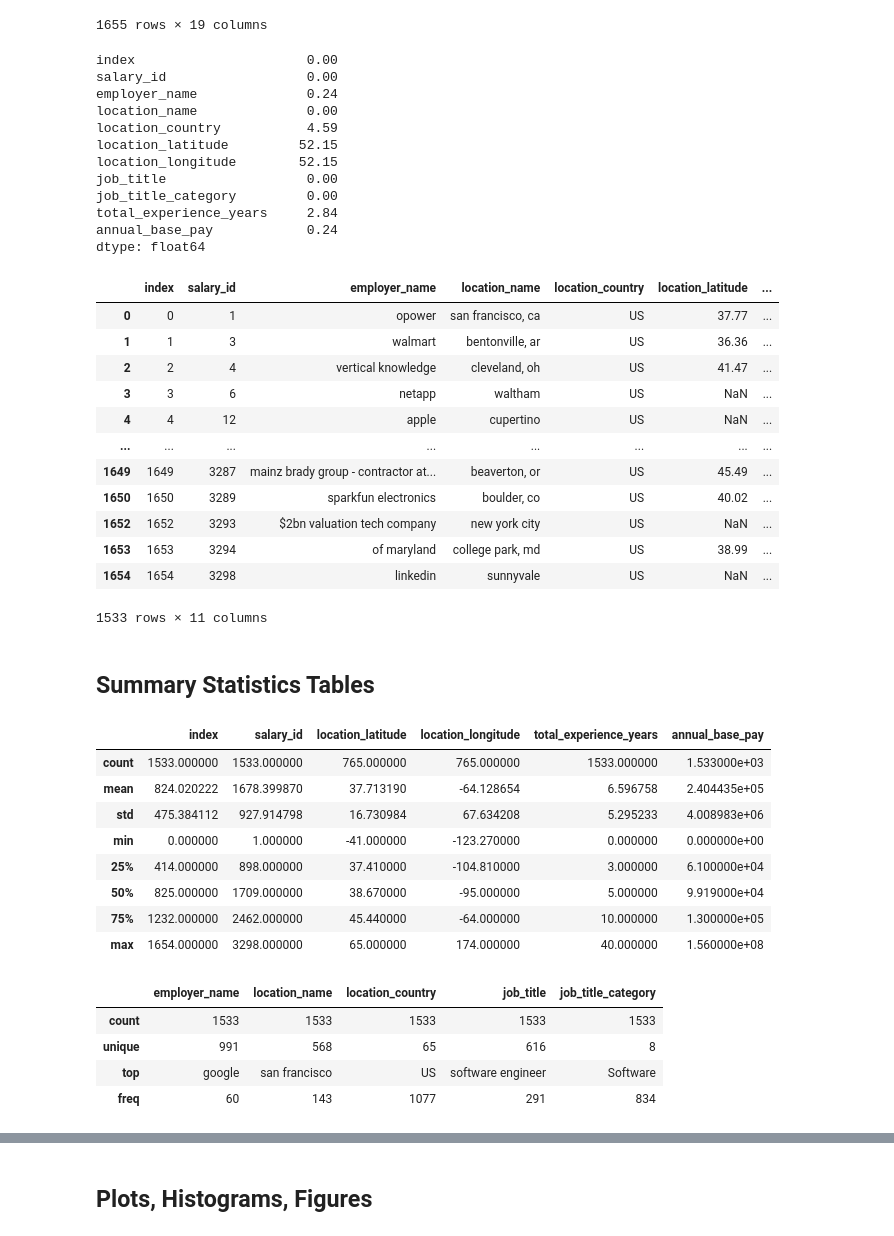
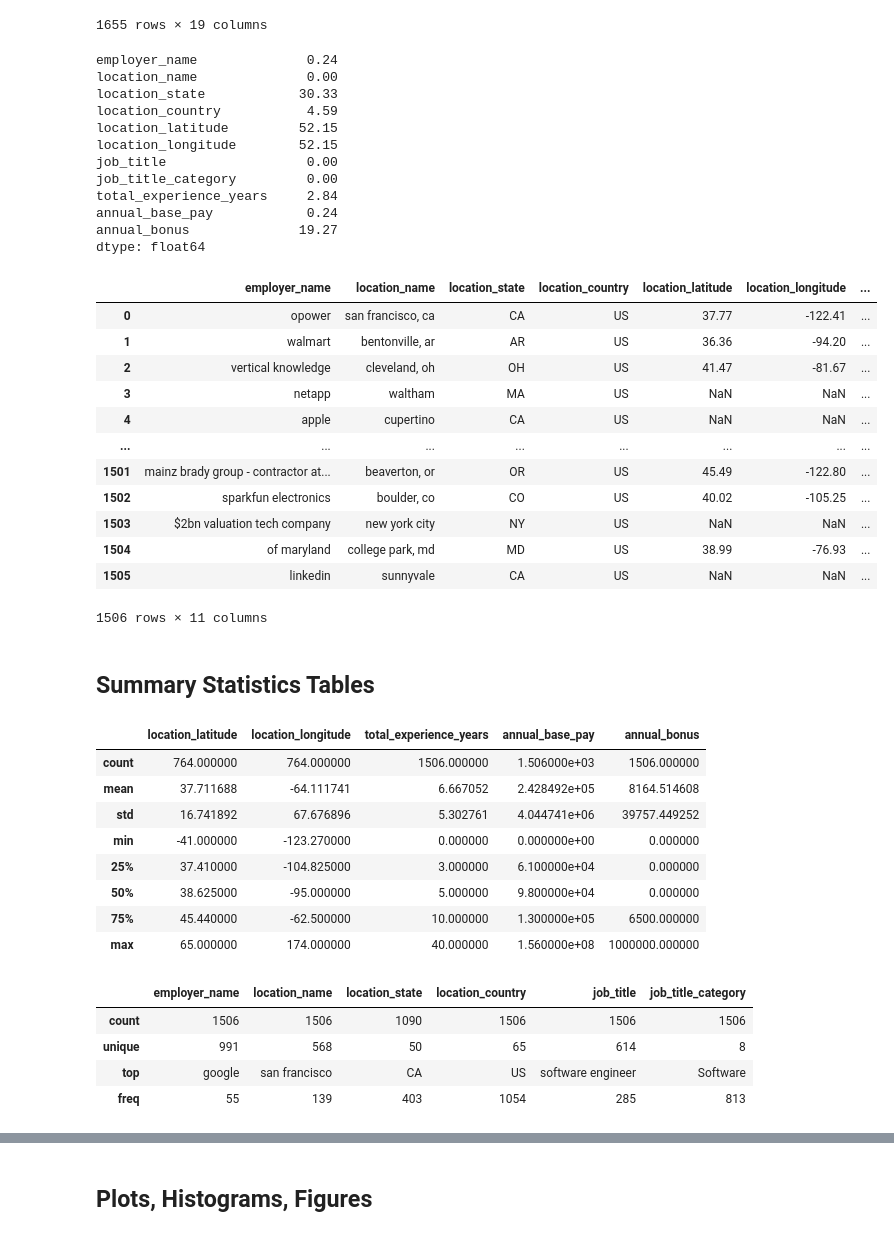
Before and after one commit to ECO225-W2024/project-one-code-macy-chen, a Jupyter notebook: tech_salaries.ipynb, the cells around one changed output, grey strips where cells are left out. Saved outputs shown, nothing was run; the diff lists cells and outputs as text; code cells hidden in the pictures.

```diff
--- a/tech_salaries.ipynb
+++ b/tech_salaries.ipynb
@@ -43,16 +43,14 @@ df
 1655 rows × 19 columns
 # %%
 #drop unneeded columns
-new_df = df.drop(columns=["location_state", "job_title_rank", "employer_experience_years", "signing_bonus",
-                          "annual_bonus", "stock_value_bonus", "comments", "submitted_at"])
+cleaned_df = df.drop(columns=['index', "salary_id", "job_title_rank", "employer_experience_years", "signing_bonus", "stock_value_bonus", "comments", "submitted_at"])
 
 #display percentage of missing data (null value) in each column: number of NaNs/total number of index
-round(100*(new_df.isnull().sum()/len(new_df.index)), 2)
+round(100*(cleaned_df.isnull().sum()/len(cleaned_df.index)), 2)
 # %% [output]
-index                      0.00
-salary_id                  0.00
 employer_name              0.24
 location_name              0.00
+location_state            30.33
 location_country           4.59
 location_latitude         52.15
 location_longitude        52.15
@@ -60,45 +58,50 @@ job_title                  0.00
 job_title_category         0.00
 total_experience_years     2.84
 annual_base_pay            0.24
+annual_bonus              19.27
 dtype: float64
 # %%
 #drop rows that have missing values for annual base pay, employer, total_experience_years and location_country
-new_df.dropna(subset=['employer_name', 'annual_base_pay', 'total_experience_years', 'location_country'],
+cleaned_df.dropna(subset=['employer_name', 'annual_base_pay', 'total_experience_years', 'location_country'],
               inplace=True)
-new_df
+cleaned_df.reset_index(drop=True, inplace=True)
+
+#replace missing values in annual_bonus with 0
+cleaned_df['annual_bonus'] = cleaned_df['annual_bonus'].fillna(value=0)
+cleaned_df
 # %% [output]
-|  | index | salary_id | employer_name | location_name | location_country | location_latitude | ... |
-| 0 | 0 | 1 | opower | san francisco, ca | US | 37.77 | ... |
-| 1 | 1 | 3 | walmart | bentonville, ar | US | 36.36 | ... |
-| 2 | 2 | 4 | vertical knowledge | cleveland, oh | US | 41.47 | ... |
-| 3 | 3 | 6 | netapp | waltham | US | NaN | ... |
-| 4 | 4 | 12 | apple | cupertino | US | NaN | ... |
+|  | employer_name | location_name | location_state | location_country | location_latitude | location_longitude | ... |
+| 0 | opower | san francisco, ca | CA | US | 37.77 | -122.41 | ... |
+| 1 | walmart | bentonville, ar | AR | US | 36.36 | -94.20 | ... |
+| 2 | vertical knowledge | cleveland, oh | OH | US | 41.47 | -81.67 | ... |
+| 3 | netapp | waltham | MA | US | NaN | NaN | ... |
+| 4 | apple | cupertino | CA | US | NaN | NaN | ... |
 | ... | ... | ... | ... | ... | ... | ... | ... |
-| 1649 | 1649 | 3287 | mainz brady group - contractor at... | beaverton, or | US | 45.49 | ... |
-| 1650 | 1650 | 3289 | sparkfun electronics | boulder, co | US | 40.02 | ... |
-| 1652 | 1652 | 3293 | $2bn valuation tech company | new york city | US | NaN | ... |
-| 1653 | 1653 | 3294 | of maryland | college park, md | US | 38.99 | ... |
-| 1654 | 1654 | 3298 | linkedin | sunnyvale | US | NaN | ... |
+| 1501 | mainz brady group - contractor at... | beaverton, or | OR | US | 45.49 | -122.80 | ... |
+| 1502 | sparkfun electronics | boulder, co | CO | US | 40.02 | -105.25 | ... |
+| 1503 | $2bn valuation tech company | new york city | NY | US | NaN | NaN | ... |
+| 1504 | of maryland | college park, md | MD | US | 38.99 | -76.93 | ... |
+| 1505 | linkedin | sunnyvale | CA | US | NaN | NaN | ... |
-1533 rows × 11 columns
+1506 rows × 11 columns
 # %% [markdown]
 ## Summary Statistics Tables
 # %%
-new_df.describe()
+cleaned_df.describe()
 # %% [output]
-|  | index | salary_id | location_latitude | location_longitude | total_experience_years | annual_base_pay |
-| count | 1533.000000 | 1533.000000 | 765.000000 | 765.000000 | 1533.000000 | 1.533000e+03 |
-| mean | 824.020222 | 1678.399870 | 37.713190 | -64.128654 | 6.596758 | 2.404435e+05 |
-| std | 475.384112 | 927.914798 | 16.730984 | 67.634208 | 5.295233 | 4.008983e+06 |
-| min | 0.000000 | 1.000000 | -41.000000 | -123.270000 | 0.000000 | 0.000000e+00 |
-| 25% | 414.000000 | 898.000000 | 37.410000 | -104.810000 | 3.000000 | 6.100000e+04 |
-| 50% | 825.000000 | 1709.000000 | 38.670000 | -95.000000 | 5.000000 | 9.919000e+04 |
-| 75% | 1232.000000 | 2462.000000 | 45.440000 | -64.000000 | 10.000000 | 1.300000e+05 |
-| max | 1654.000000 | 3298.000000 | 65.000000 | 174.000000 | 40.000000 | 1.560000e+08 |
+|  | location_latitude | location_longitude | total_experience_years | annual_base_pay | annual_bonus |
+| count | 764.000000 | 764.000000 | 1506.000000 | 1.506000e+03 | 1506.000000 |
+| mean | 37.711688 | -64.111741 | 6.667052 | 2.428492e+05 | 8164.514608 |
+| std | 16.741892 | 67.676896 | 5.302761 | 4.044741e+06 | 39757.449252 |
+| min | -41.000000 | -123.270000 | 0.000000 | 0.000000e+00 | 0.000000 |
+| 25% | 37.410000 | -104.825000 | 3.000000 | 6.100000e+04 | 0.000000 |
+| 50% | 38.625000 | -95.000000 | 5.000000 | 9.800000e+04 | 0.000000 |
+| 75% | 45.440000 | -62.500000 | 10.000000 | 1.300000e+05 | 6500.000000 |
+| max | 65.000000 | 174.000000 | 40.000000 | 1.560000e+08 | 1000000.000000 |
 # %%
-new_df.describe(include=['object'])
+cleaned_df.describe(include=['object'])
 # %% [output]
-|  | employer_name | location_name | location_country | job_title | job_title_category |
-| count | 1533 | 1533 | 1533 | 1533 | 1533 |
-| unique | 991 | 568 | 65 | 616 | 8 |
-| top | google | san francisco | US | software engineer | Software |
-| freq | 60 | 143 | 1077 | 291 | 834 |
+|  | employer_name | location_name | location_state | location_country | job_title | job_title_category |
+| count | 1506 | 1506 | 1090 | 1506 | 1506 | 1506 |
+| unique | 991 | 568 | 50 | 65 | 614 | 8 |
+| top | google | san francisco | CA | US | software engineer | Software |
+| freq | 55 | 139 | 403 | 1054 | 285 | 813 |
```
Also changed, not shown: parts of 7 cells of this notebook.
